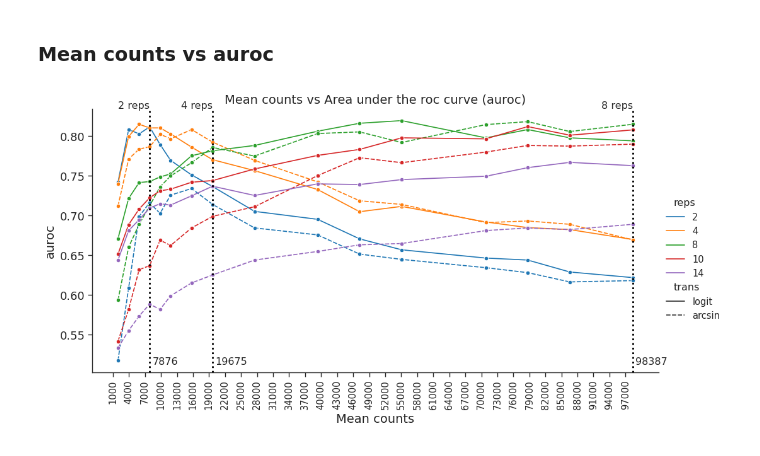
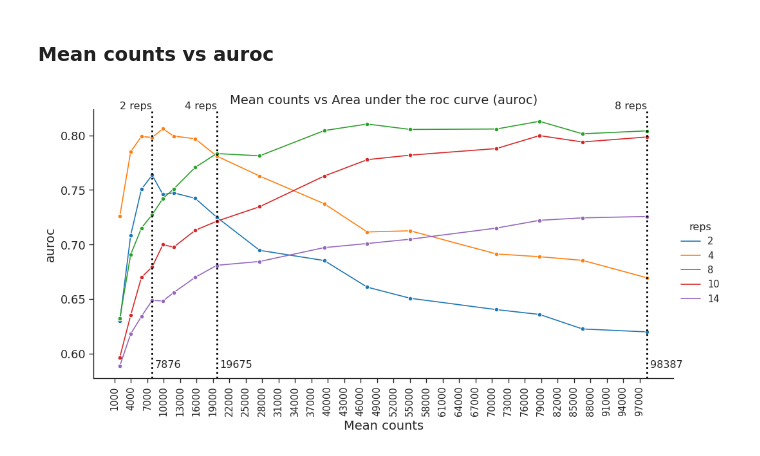
Before and after one commit to loosolab/scanpro, a Jupyter notebook: Alayoubi_et_al_2023/8_benchmarking_plots.ipynb, the cells around one changed output. Drawn from its saved outputs; the diff is of its cells as text; code cells hidden in the pictures.

Commit message:
update benchmarking_plots notebook

```diff
--- a/Alayoubi_et_al_2023/8_benchmarking_plots.ipynb
+++ b/Alayoubi_et_al_2023/8_benchmarking_plots.ipynb
@@ -165,33 +176,33 @@ n_reps = best_auroc.drop_duplicates(['reps'], keep='last')['reps'].to_list()
 # %%
 ticks = np.arange(1000, 100000, 3000)
 x_labels = [str(label) for label in ticks]
 
 plot_3 = sns.relplot(data=benchmark_stats, x='mean_counts', y='auroc', kind='line', errorbar=None,
-                     hue='reps', aspect=2, marker='o', palette='tab10', style='trans')
+                     hue='reps', aspect=2, marker='o', palette='tab10')
 
 for ax in plot_3.axes.flatten():
     ax.set_xticks(ticks, x_labels, rotation=90, ha='center')
     ax.set(xlabel='Mean counts', ylabel='auroc')
 
 ax.set_ylabel('auroc', fontsize=14)
 ax.set_xlabel('Mean counts', fontsize=14)
 
 ax.set_title("Mean counts vs Area under the roc curve (auroc)", fontsize=14)
 
 plt.tick_params(axis='y', which='major', labelsize=13)
 
 # plot ranges of best number of replicates
 for i in range(len(best_reps)):
     ax.axvline(best_reps[i], ls=':', color='black', linewidth=2)
     ax.text(best_reps[i], ax.get_ylim()[1], f'{n_reps[i]} reps', ha='right')
     ax.text(best_reps[i]+500, ax.get_ylim()[0]+0.01, f'{int(best_reps[i])}', ha='left')
 
 
 plt.savefig(f'{FIG_PATH}/benchmark_mean_counts_auroc.pdf', dpi=300, bbox_inches='tight')
 
 plt.show()
 # %% [output]
-[figure, old version]
+[figure, new version]
 # %%
 # get results files path
 result_files = glob.glob("results/benchmark/raw/*")
```
Also changed, not shown: parts of 5 cells of this notebook.
